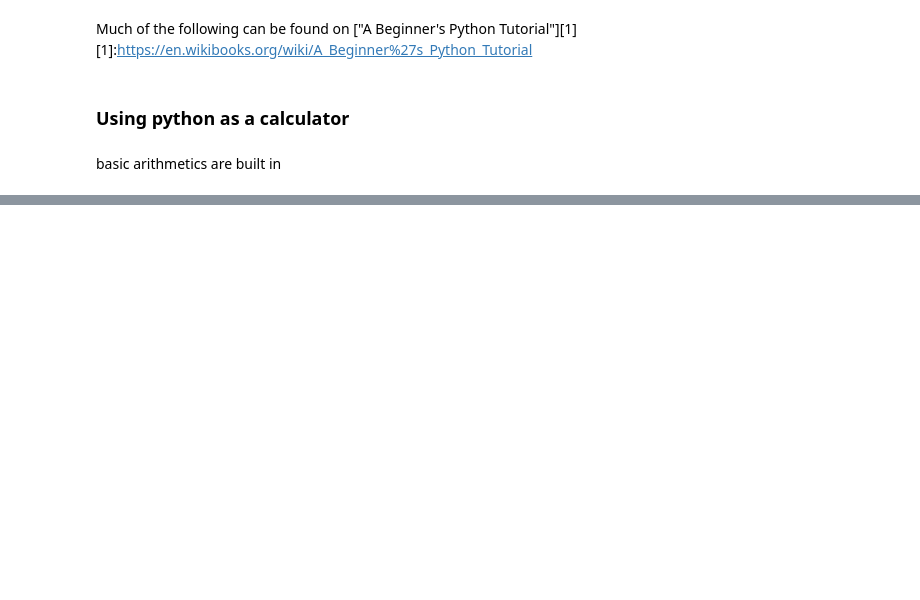
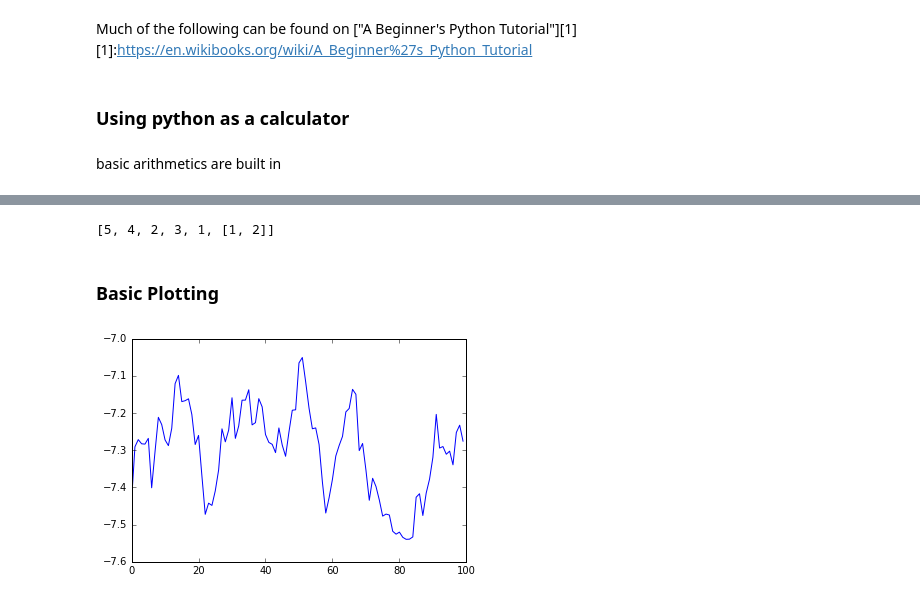
Before and after one commit to Paul-St-Young/share, a Jupyter notebook: python-tutorial/python.ipynb, the cells around one changed output, grey strips where cells are left out. Cells and saved outputs as stored; diff of their text form; code cells hidden in the pictures; blank space fills up the shorter version.

```diff
--- a/python-tutorial/python.ipynb
+++ b/python-tutorial/python.ipynb
@@ -91,0 +391,30 @@ np.sqrt(144)
+# %%
+# use a deep copy to avoid the above problem
+from copy import deepcopy
+mylist = [5,4,2,3,1]
+entry = [1,2]
+mylist.append( deepcopy(entry) )
+entry[0] = 10
+mylist
+# %% [output]
+[5, 4, 2, 3, 1, [1, 2]]
+# %% [markdown]
+### Basic Plotting
+# %%
+trace_text = """-7.436823 -7.290942 -7.271528 -7.282786 -7.283622 -7.268156 -7.401003
+ -7.304412 -7.211659 -7.231061 -7.27238  -7.287718 -7.240896 -7.121189
+ -7.098841 -7.169402 -7.16689  -7.161854 -7.204029 -7.284694 -7.260288
+ -7.368507 -7.472383 -7.442443 -7.448409 -7.409199 -7.353145 -7.242572
+ -7.277459 -7.24589  -7.159036 -7.268178 -7.234837 -7.165567 -7.165357
+ -7.137534 -7.231942 -7.225935 -7.16142  -7.183465 -7.257877 -7.279006
+ -7.284249 -7.306481 -7.240192 -7.286245 -7.316336 -7.251441 -7.192566
+ -7.191351 -7.065362 -7.050815 -7.116456 -7.186705 -7.242357 -7.240123
+ -7.284564 -7.385903 -7.468834 -7.427641 -7.378051 -7.315574 -7.287397
+ -7.262906 -7.197077 -7.187754 -7.136347 -7.149802 -7.301047 -7.281932
+ -7.353314 -7.434607 -7.375526 -7.397572 -7.433974 -7.477175 -7.471739
+ -7.474228 -7.51791  -7.525722 -7.52028  -7.534158 -7.539559 -7.53915
+ -7.533163 -7.426446 -7.417031 -7.475554 -7.41521  -7.377752 -7.319138
+ -7.20372  -7.294216 -7.290163 -7.310827 -7.302531 -7.339285 -7.252367
+ -7.232718 -7.275662"""
+# %%
+trace = map(float,trace_text.split())
@@ -91,0 +425,5 @@ np.sqrt(144)
+# %%
+stuff = plt.plot(trace)
+# plt.show() needed for regular script
+# %% [output]
+[figure, added]
```
Also changed, not shown: parts of 64 cells of this notebook.
